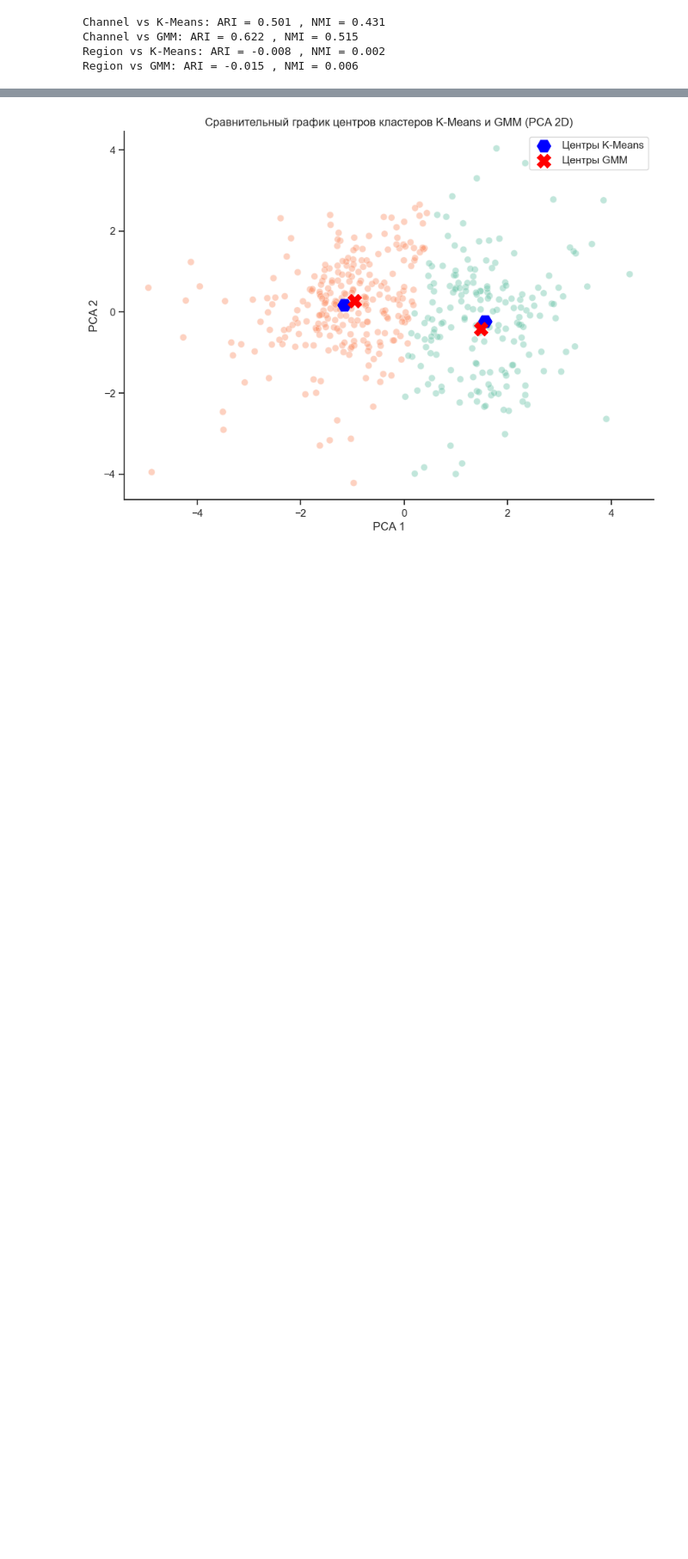
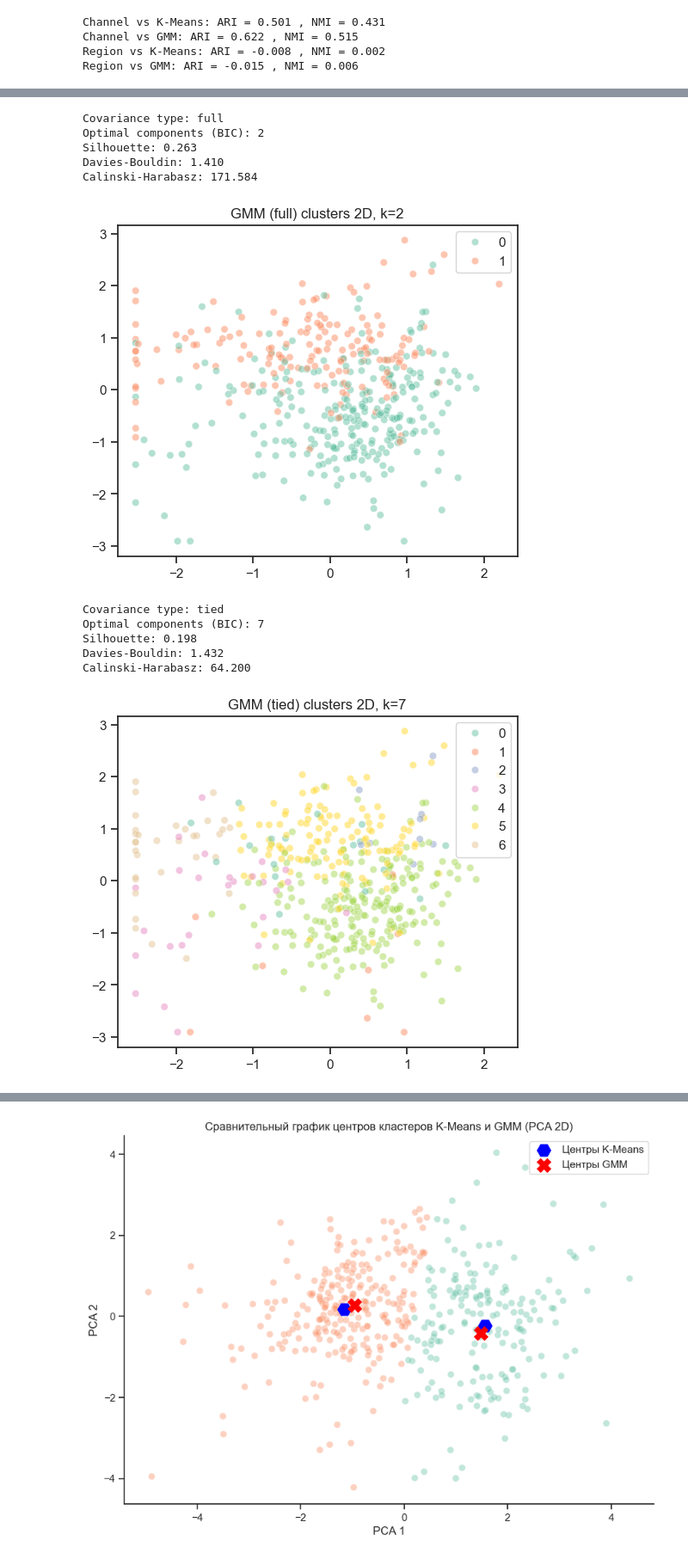
Before and after one commit to Awesome-autumn-weirdo/-------------, a Jupyter notebook: sales.ipynb, the cells around one changed output, grey strips where cells are left out. Shown at 86% size. Saved outputs shown, nothing was run; the diff lists cells and outputs as text; code cells hidden in the pictures; blank space fills up the shorter version.

```diff
--- a/sales.ipynb
+++ b/sales.ipynb
@@ -567,0 +586,63 @@ Region vs GMM: ARI = -0.015 , NMI = 0.006
+# %%
+from sklearn.metrics import silhouette_score, davies_bouldin_score, calinski_harabasz_score
+
+cov_types = ['full', 'tied', 'diag', 'spherical']
+results = {}
+
+for cov_type in cov_types:
+    bic_scores = []
+    aic_scores = []
+    sil_scores = []
+    db_scores = []
+    ch_scores = []
+
+    for n in n_components:
+        gmm = GaussianMixture(n_components=n, covariance_type=cov_type, random_state=42)
+        labels = gmm.fit_predict(df_scaled)
+
+        bic_scores.append(gmm.bic(df_scaled))
+        aic_scores.append(gmm.aic(df_scaled))
+        sil_scores.append(silhouette_score(df_scaled, labels))
+        db_scores.append(davies_bouldin_score(df_scaled, labels))
+        ch_scores.append(calinski_harabasz_score(df_scaled, labels))
+
+    optimal_k_bic = n_components[np.argmin(bic_scores)]
+    optimal_k_aic = n_components[np.argmin(aic_scores)]
+    results[cov_type] = {
+        'bic_scores': bic_scores,
+        'aic_scores': aic_scores,
+        'sil_scores': sil_scores,
+        'db_scores': db_scores,
+        'ch_scores': ch_scores,
+        'optimal_k_bic': optimal_k_bic,
+        'optimal_k_aic': optimal_k_aic
+    }
+
+    # Кластеризация с оптимальным BIC
+    gmm_opt = GaussianMixture(n_components=optimal_k_bic, covariance_type=cov_type, random_state=42)
+    gmm_labels = gmm_opt.fit_predict(df_scaled)
+
+    print(f"\nCovariance type: {cov_type}")
+    print(f"Optimal components (BIC): {optimal_k_bic}")
+    print(f"Silhouette: {silhouette_score(df_scaled, gmm_labels):.3f}")
+    print(f"Davies-Bouldin: {davies_bouldin_score(df_scaled, gmm_labels):.3f}")
+    print(f"Calinski-Harabasz: {calinski_harabasz_score(df_scaled, gmm_labels):.3f}")
+
+    # Визуализация в 2D
+    plt.figure(figsize=(6,5))
+    sns.scatterplot(x=df_scaled[:,0], y=df_scaled[:,1], hue=gmm_labels, palette='Set2', alpha=0.5)
+    plt.title(f"GMM ({cov_type}) clusters 2D, k={optimal_k_bic}")
+    plt.show()
+# %% [output]
+Covariance type: full
+Optimal components (BIC): 2
+Silhouette: 0.263
+Davies-Bouldin: 1.410
+Calinski-Harabasz: 171.584
+[figure, added]
+Covariance type: tied
+Optimal components (BIC): 7
+Silhouette: 0.198
+Davies-Bouldin: 1.432
+Calinski-Harabasz: 64.200
+[figure, added]
```
Also changed, not shown: parts of 6 cells of this notebook.
